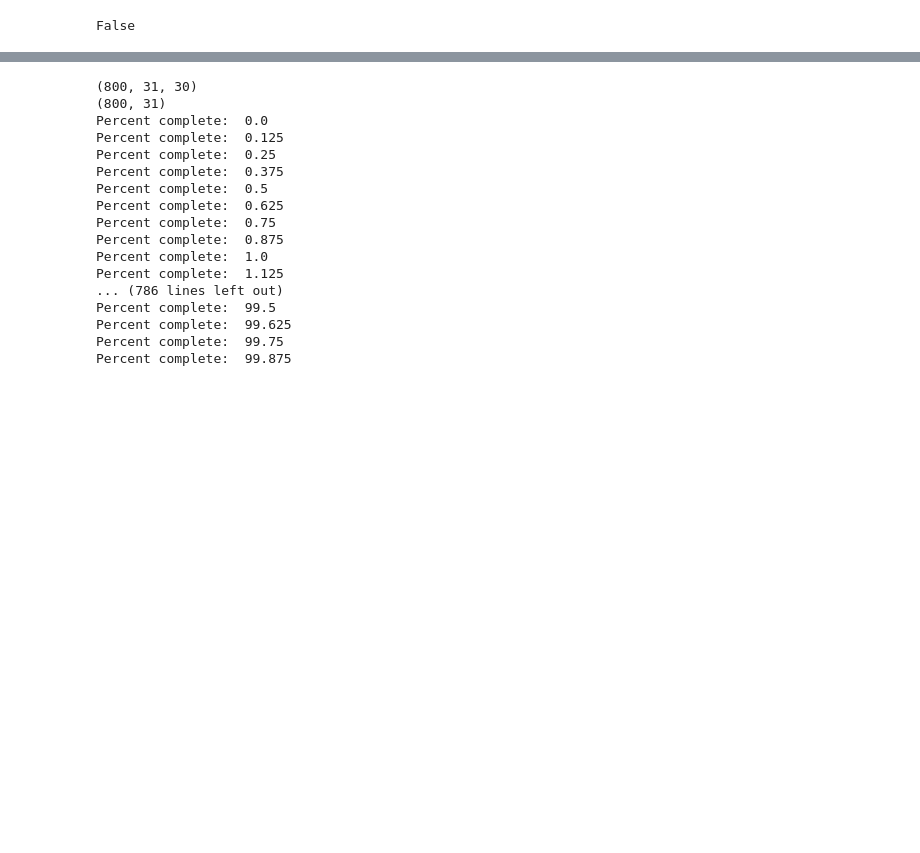
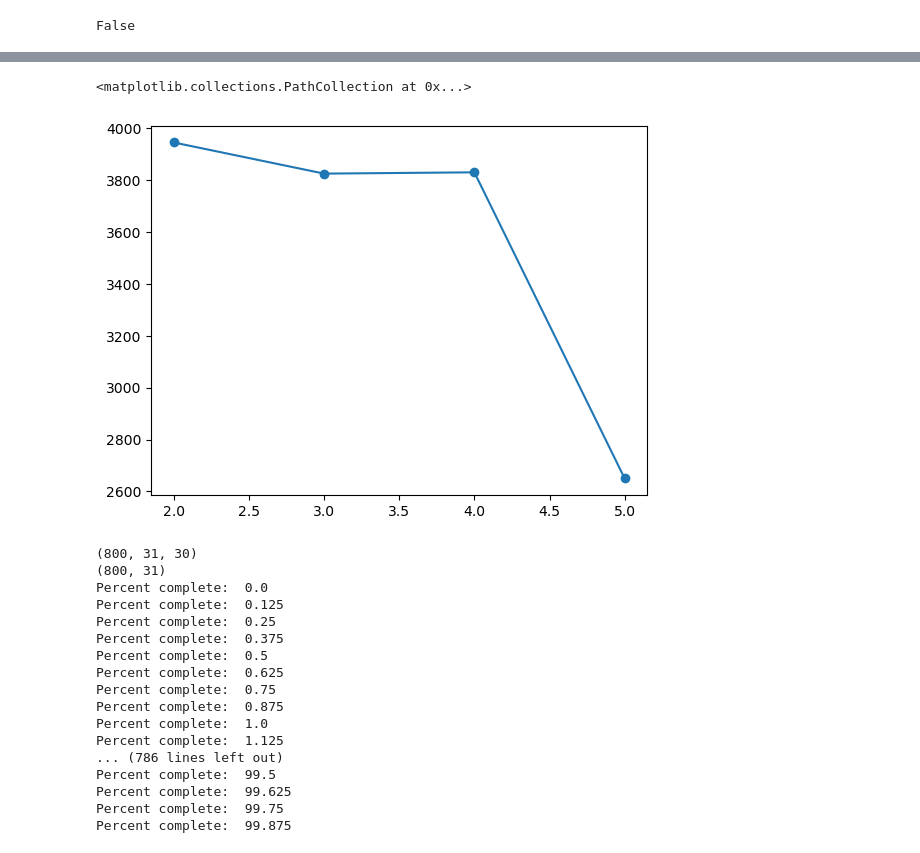
Before and after one commit to vandelij/FRC_RMF, a Jupyter notebook: predictor2_corrector_combine_RMF_code_case_Mlroy1999_fewer_time_steps - Copy.ipynb, the cells around one changed output, grey strips where cells are left out. Drawn from its saved outputs; the diff is of its cells as text; code cells hidden in the pictures; blank space fills up the shorter version.

Commit message:
continued spectral improvment

```diff
--- a/predictor2_corrector_combine_RMF_code_case_Mlroy1999_fewer_time_steps - Copy.ipynb
+++ b/predictor2_corrector_combine_RMF_code_case_Mlroy1999_fewer_time_steps - Copy.ipynb
@@ -957,3 +963,15 @@ Text(0, 0.5, '$B_{z, n}$ [T-m]')
+# %%
+# This area is to record the spectral response with one full predictor-corrector iteration.
+nmode_array = np.array([2, 3, 4, 5])
+n_timesteps_to_last_nonNAN = np.array([3945, 3825, 3830, 2650])
+n_tsteps = np.array([4000, 4000, 4000])
+dt_recording = np.array([3e-9, 3e-9, 3e-9])
+
+plt.plot(nmode_array, n_timesteps_to_last_nonNAN)
+plt.scatter(nmode_array, n_timesteps_to_last_nonNAN)
+# %% [output]
+<matplotlib.collections.PathCollection at 0x...>
+[figure, added]
 # %%
 # build total A_z = sum_m(A_m):
 
```
Also changed, not shown: parts of 8 cells of this notebook.
